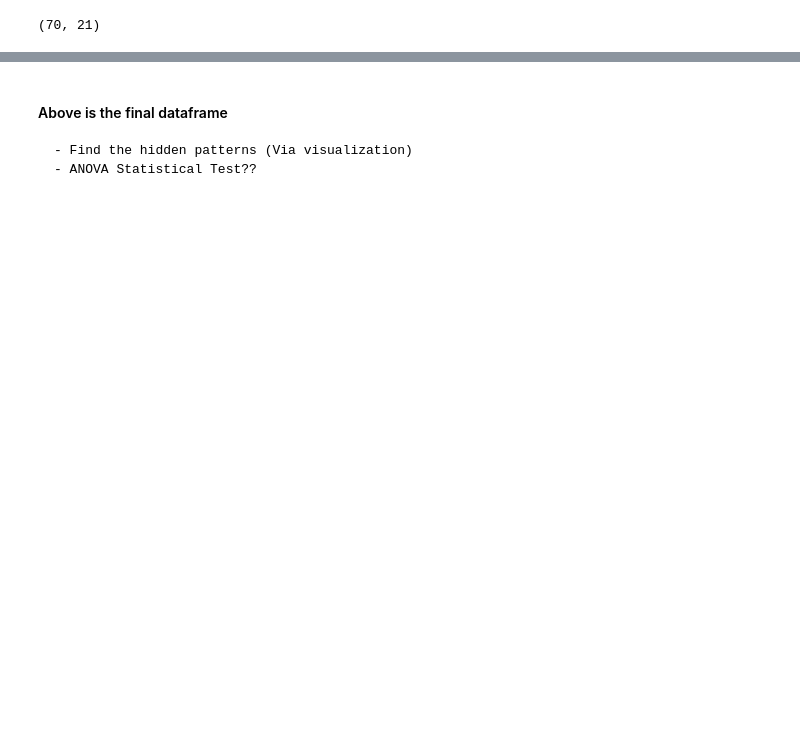
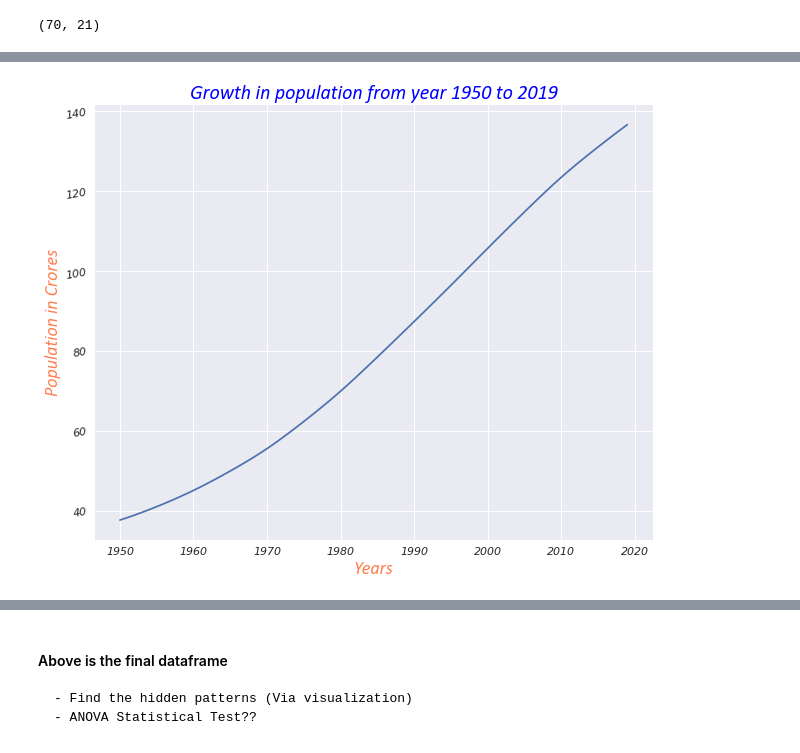
Before and after one commit to raj-shr-git/Indian_Pop_Statistical_Analysis, a Jupyter notebook: Indian_Pop_Data_Analysis.ipynb, the cells around one changed output, grey strips where cells are left out. Saved outputs shown, nothing was run; the diff lists cells and outputs as text; code cells hidden in the pictures; blank space fills up the shorter version.

```diff
--- a/Indian_Pop_Data_Analysis.ipynb
+++ b/Indian_Pop_Data_Analysis.ipynb
@@ -352,0 +376,35 @@ ind_pop_df.head(10)
+# %%
+def graph_customization(label_x, label_y, grph_title, x_ticks_rot=0, ticks_size=11, y_ticks_rot=10, x_ticks=False, x_ticks_labels=False, y_ticks=False, y_ticks_labels=False):
+    """
+    Description: This function is created for customizing the labels, title and axis ticks.
+
+    Input Parameters: It accepts below input parameters:
+            1. label_x : X-axis label
+            2. label_y : Y-axis label
+            3. grph_title : Title of the graph
+            4. x_ticks_rot : X-ticks rotation value; by default = 0
+            5. ticks_size : X-axis and Y-axis ticks size; by default = 11
+            6. y_ticks_rot : Y-axis ticks rotation; by default = 10
+            7. x_ticks : Locations of X-axis ticks; by default = False
+            8. x_ticks_labels : Labels of the X-axis ticks; by default = False
+            9. y_ticks : Locations of Y-axis ticks; by default = False
+            10. y_ticks_labels : Labels of the Y-axis ticks; by default = False
+
+    Returns : None
+    """
+    label_font_style = {'size':18,'family':'calibri','color':'coral','style':'italic'}
+    title_font_style = {'size':20,'family':'calibri','color':'blue','style':'italic'}
+
+    plt.xlabel(label_x,fontdict=label_font_style)
+    plt.ylabel(label_y,fontdict=label_font_style)
+    plt.title(grph_title,fontdict=title_font_style)
+
+    if x_ticks != False:
+        plt.xticks(ticks=x_ticks, labels= x_tick_labels, rotation=x_ticks_rot, size=ticks_size, style='oblique')
+    else:
+        plt.xticks(rotation=x_ticks_rot,size=ticks_size,style='oblique')
+
+    if y_ticks != False:
+        plt.yticks(ticks=y_ticks, labels= y_tick_labels, rotation=y_ticks_rot, size=ticks_size, style='oblique')
+    else:
+        plt.yticks(rotation=y_ticks_rot,size=ticks_size,style='oblique')
@@ -352,0 +414,7 @@ ind_pop_df.head(10)
+# %%
+with plt.style.context('seaborn'):
+    plt.figure(figsize=(10,8))
+    sns.lineplot(x='Year',y='Population',data=ind_pop_df,palette=sns.color_palette('PuBu',2))
+    graph_customization('Years','Population in Crores','Growth in population from year 1950 to 2019')
+# %% [output]
+[figure, added]
```
Also changed, not shown: parts of 25 cells of this notebook.
